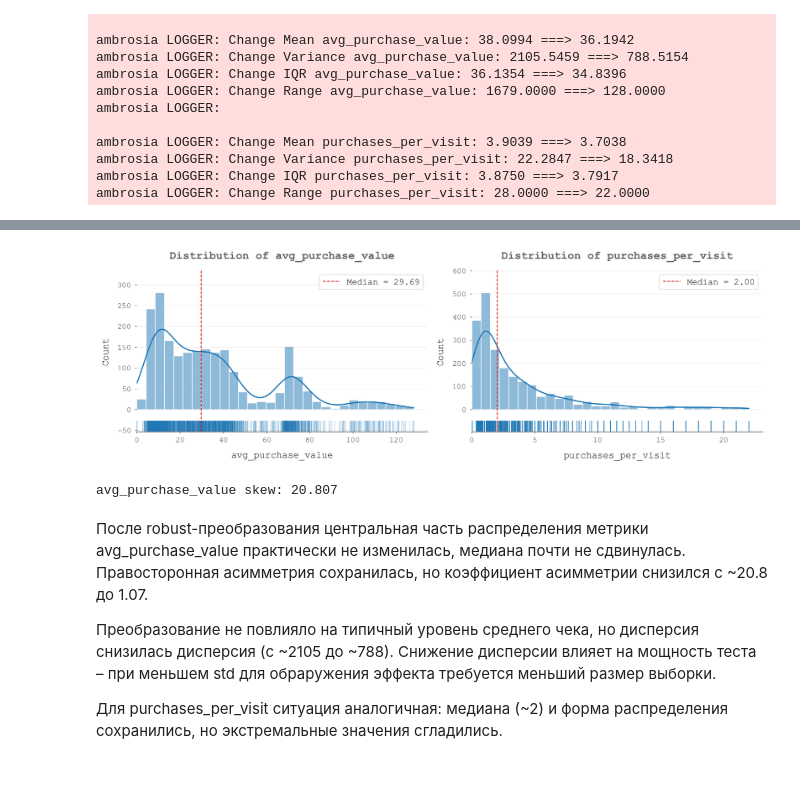
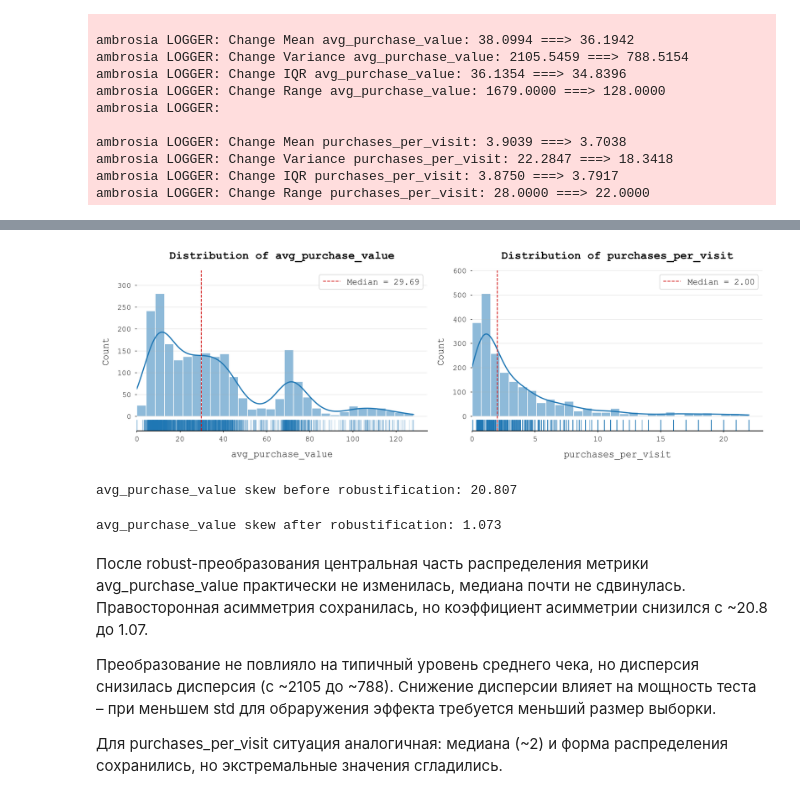
Before and after one commit to niki3080/clustering-analysis, a Jupyter notebook: 5_ml_AB.ipynb, the cells around one changed output, grey strips where cells are left out. Drawn from its saved outputs; the diff is of its cells as text; code cells hidden in the pictures.

```diff
--- a/5_ml_AB.ipynb
+++ b/5_ml_AB.ipynb
@@ -34,12 +32,5 @@ from rich import print
 # %%
-import matplotlib.pyplot as plt
-
 plt.style.use("styles/ab_test.mplstyle")
-
-import matplotlib.pyplot as plt
-plt.style.use("styles/ab_test.mplstyle")
-
-from styles.plot_helpers import *
 # %% [markdown]
 #### Data load
 # %%
@@ -426,6 +418,9 @@ for idx, col in enumerate(primary_metrics):
         label=f'Median = {median_val:.2f}'
     )
 
+    ymin, ymax = axes[idx].get_ylim()
+    axes[idx].set_ylim(-ymax * 0.1, ymax)
+
     axes[idx].set_title(col)
     axes[idx].set_xlim(left=0)
     axes[idx].spines['left'].set_visible(False)
@@ -478,6 +473,9 @@ for idx, col in enumerate(secondary_metrics):
         label=f'Median = {median_val:.2f}'
     )
 
+    ymin, ymax = axes[idx].get_ylim()
+    axes[idx].set_ylim(-ymax * 0.1, ymax)
+
     axes[idx].set_title(col)
     axes[idx].set_xlim(left=0)
     axes[idx].spines['left'].set_visible(False)
@@ -535,34 +537,39 @@ ambrosia LOGGER: Change Range purchases_per_visit: 28.0000 ===> 22.0000
 # %%
 fig, axes = plt.subplots(1, 2, figsize=(12, 4))
 axes = axes.ravel()
 
 columns = ['avg_purchase_value', 'purchases_per_visit']
 
 for idx, col in enumerate(columns):
     median_val = df[col].median()
 
     sns.rugplot(data=df_robust, x=col, height=0.07, alpha=0.2, ax=axes[idx])
     sns.histplot(data=df_robust, x=col, ax=axes[idx], bins=30, kde=True)
 
     axes[idx].axvline(median_val,
         color=DIMRED, linestyle='--', linewidth=1,
         label=f'Median = {median_val:.2f}'
     )
 
+    ymin, ymax = axes[idx].get_ylim()
+    axes[idx].set_ylim(-ymax * 0.1, ymax)
+
     axes[idx].set_title(f'Distribution of {col}')
     axes[idx].set_xlabel(col)
     axes[idx].set_xlim(left=0)
     axes[idx].spines['left'].set_visible(False)
     axes[idx].grid(axis='x', visible=False)
     axes[idx].legend()
 
 plt.tight_layout()
 plt.show()
 
-print(f"avg_purchase_value skew: {df['avg_purchase_value'].skew():.3f}")
+print(f"avg_purchase_value skew before robustification: {df['avg_purchase_value'].skew():.3f}")
+print(f"avg_purchase_value skew after robustification: {df_robust['avg_purchase_value'].skew():.3f}")
 # %% [output]
-[figure, old version]
+[figure, new version]
-avg_purchase_value skew: 20.807
+avg_purchase_value skew before robustification: 20.807
+avg_purchase_value skew after robustification: 1.073
 # %% [markdown]
 После robust-преобразования центральная часть распределения метрики avg_purchase_value практически не изменилась, медиана почти не сдвинулась. Правосторонная асимметрия сохранилась, но коэффициент асимметрии снизился с ~20.8 до 1.07.
 
```
Also changed, not shown: parts of 25 cells of this notebook, 7 other files.
